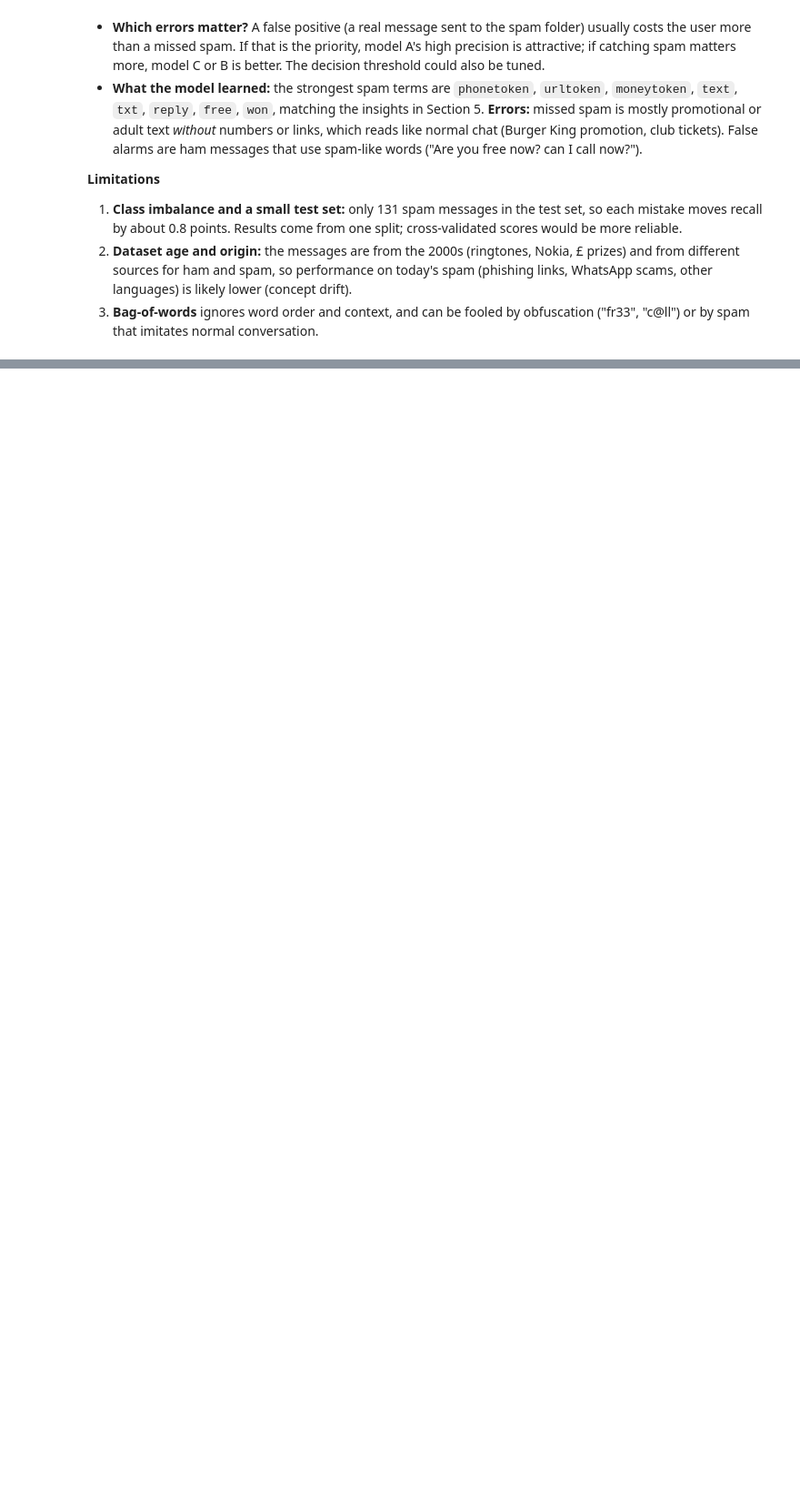
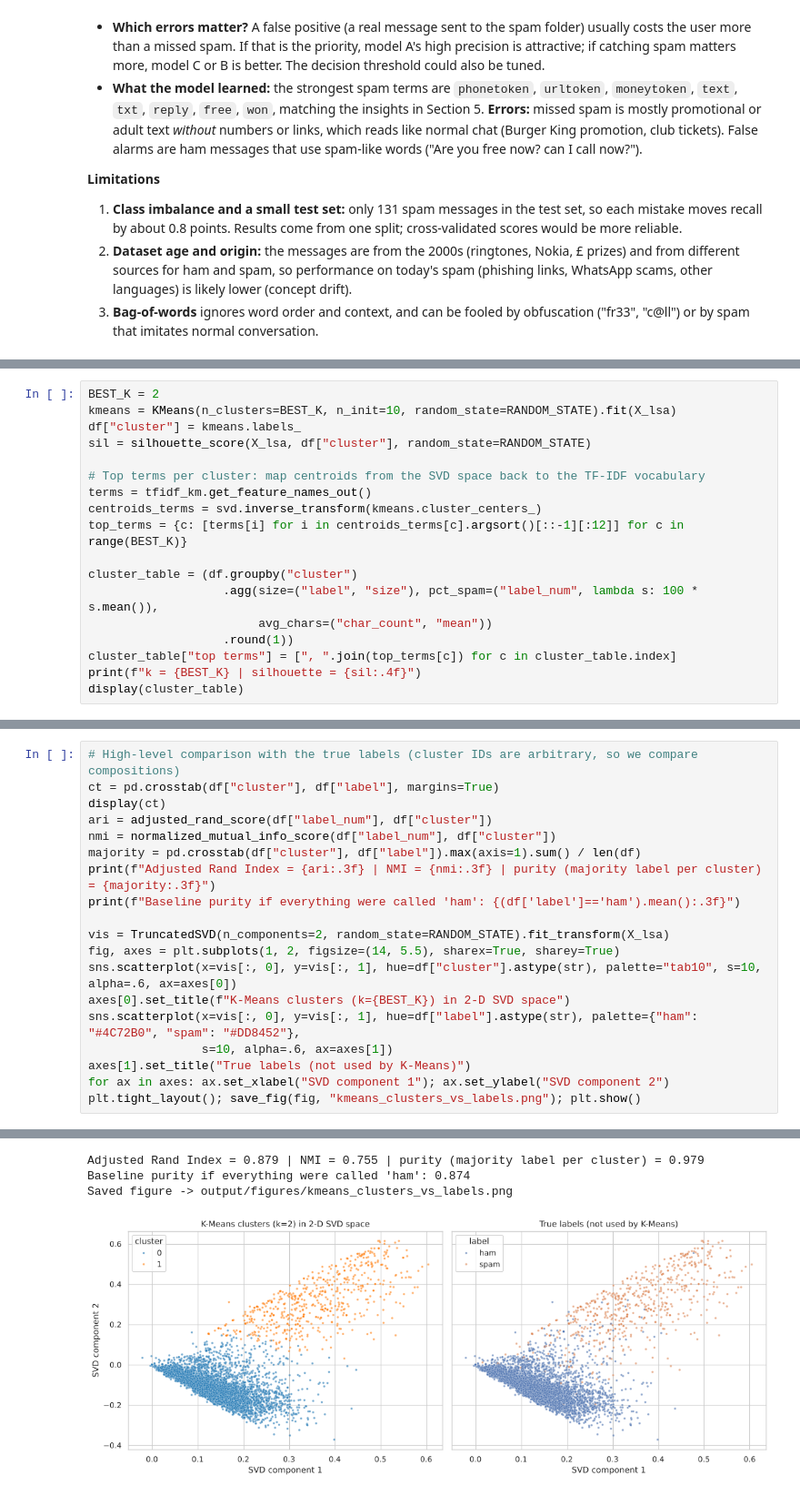
Before and after one commit to mahmoudd-adell/bd-a1, a Jupyter notebook: notebook/analysis.ipynb, the cells around one changed output, grey strips where cells are left out. Shown at 91% size. Saved outputs shown, nothing was run; the diff lists cells and outputs as text; blank space fills up the shorter version.

```diff
--- a/notebook/analysis.ipynb
+++ b/notebook/analysis.ipynb
@@ -896,0 +943,18 @@ Saved -> output/model_metrics.txt
+# %%
+BEST_K = 2
+kmeans = KMeans(n_clusters=BEST_K, n_init=10, random_state=RANDOM_STATE).fit(X_lsa)
+df["cluster"] = kmeans.labels_
+sil = silhouette_score(X_lsa, df["cluster"], random_state=RANDOM_STATE)
+
+# Top terms per cluster: map centroids from the SVD space back to the TF-IDF vocabulary
+terms = tfidf_km.get_feature_names_out()
+centroids_terms = svd.inverse_transform(kmeans.cluster_centers_)
+top_terms = {c: [terms[i] for i in centroids_terms[c].argsort()[::-1][:12]] for c in range(BEST_K)}
+
+cluster_table = (df.groupby("cluster")
+                   .agg(size=("label", "size"), pct_spam=("label_num", lambda s: 100 * s.mean()),
+                        avg_chars=("char_count", "mean"))
+                   .round(1))
+cluster_table["top terms"] = [", ".join(top_terms[c]) for c in cluster_table.index]
+print(f"k = {BEST_K} | silhouette = {sil:.4f}")
+display(cluster_table)
@@ -896,0 +994,20 @@ Saved -> output/model_metrics.txt
+# %%
+# High-level comparison with the true labels (cluster IDs are arbitrary, so we compare compositions)
+ct = pd.crosstab(df["cluster"], df["label"], margins=True)
+display(ct)
+ari = adjusted_rand_score(df["label_num"], df["cluster"])
+nmi = normalized_mutual_info_score(df["label_num"], df["cluster"])
+majority = pd.crosstab(df["cluster"], df["label"]).max(axis=1).sum() / len(df)
+print(f"Adjusted Rand Index = {ari:.3f} | NMI = {nmi:.3f} | purity (majority label per cluster) = {majority:.3f}")
+print(f"Baseline purity if everything were called 'ham': {(df['label']=='ham').mean():.3f}")
+
+vis = TruncatedSVD(n_components=2, random_state=RANDOM_STATE).fit_transform(X_lsa)
+fig, axes = plt.subplots(1, 2, figsize=(14, 5.5), sharex=True, sharey=True)
+sns.scatterplot(x=vis[:, 0], y=vis[:, 1], hue=df["cluster"].astype(str), palette="tab10", s=10, alpha=.6, ax=axes[0])
+axes[0].set_title(f"K-Means clusters (k={BEST_K}) in 2-D SVD space")
+sns.scatterplot(x=vis[:, 0], y=vis[:, 1], hue=df["label"].astype(str), palette={"ham": "#4C72B0", "spam": "#DD8452"},
+                s=10, alpha=.6, ax=axes[1])
+axes[1].set_title("True labels (not used by K-Means)")
+for ax in axes: ax.set_xlabel("SVD component 1"); ax.set_ylabel("SVD component 2")
+plt.tight_layout(); save_fig(fig, "kmeans_clusters_vs_labels.png"); plt.show()
+# %% [output]
@@ -896,0 +1019,4 @@ Saved -> output/model_metrics.txt
+Adjusted Rand Index = 0.879 | NMI = 0.755 | purity (majority label per cluster) = 0.979
+Baseline purity if everything were called 'ham': 0.874
+Saved figure -> output/figures/kmeans_clusters_vs_labels.png
+[figure, added]
```
Also changed, not shown: parts of 10 cells of this notebook, 3 other files.
